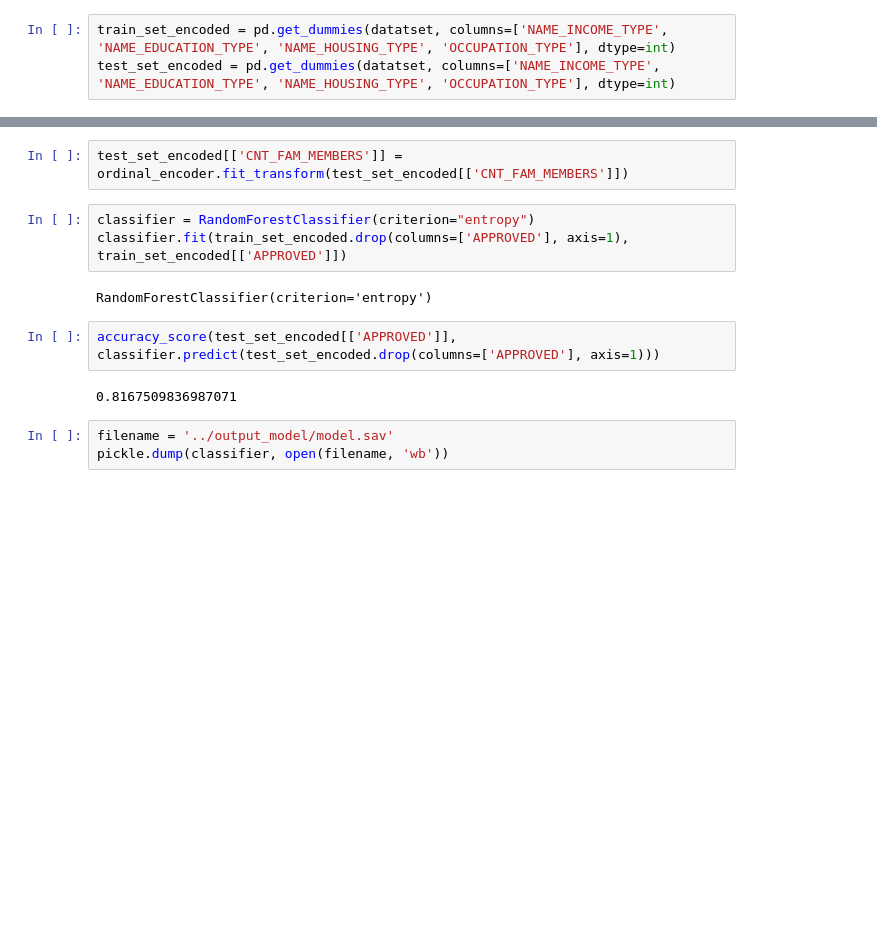
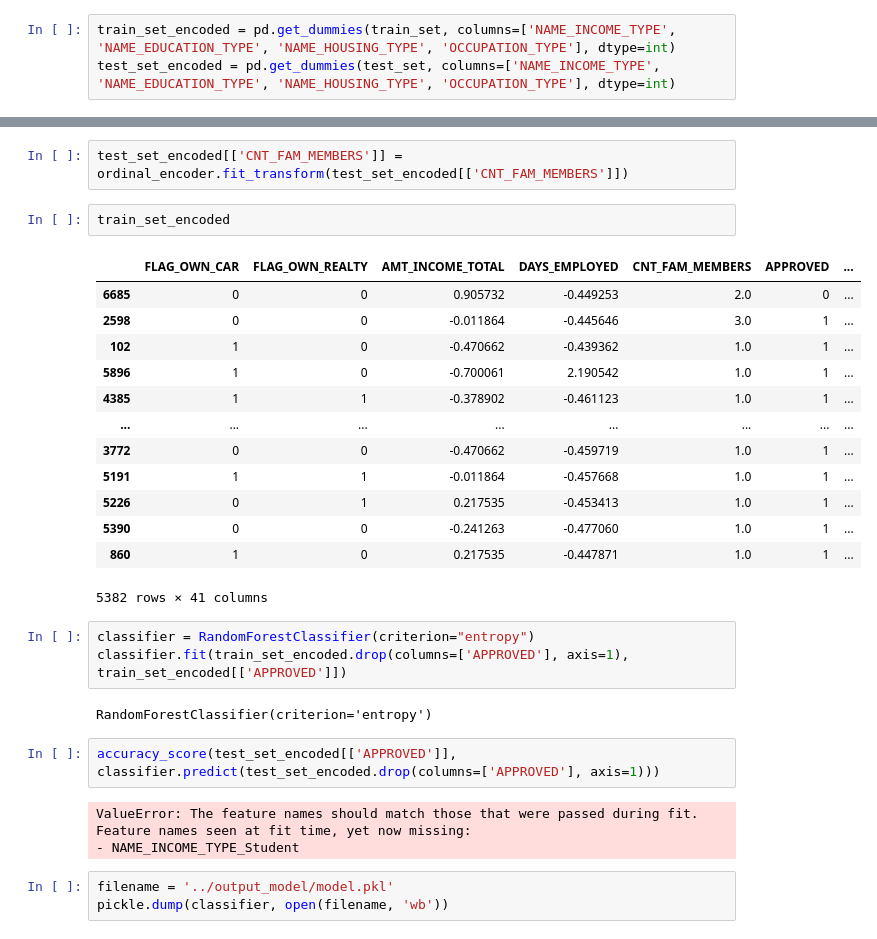
Before and after one commit to DSP-Team-THANGLONGS/dsp-credit-approval, a Jupyter notebook: notebooks/modeling.ipynb, the cells around one changed output, grey strips where cells are left out. Cells and saved outputs as stored; diff of their text form; blank space fills up the shorter version.

```diff
--- a/notebooks/modeling.ipynb
+++ b/notebooks/modeling.ipynb
@@ -25,8 +25,8 @@ scaler = StandardScaler()
 ordinal_encoder = OrdinalEncoder()
 onehot_encoder = OneHotEncoder()
 # %%
-train_set_encoded = pd.get_dummies(datatset, columns=['NAME_INCOME_TYPE', 'NAME_EDUCATION_TYPE', 'NAME_HOUSING_TYPE', 'OCCUPATION_TYPE'], dtype=int)
-test_set_encoded = pd.get_dummies(datatset, columns=['NAME_INCOME_TYPE', 'NAME_EDUCATION_TYPE', 'NAME_HOUSING_TYPE', 'OCCUPATION_TYPE'], dtype=int)
+train_set_encoded = pd.get_dummies(train_set, columns=['NAME_INCOME_TYPE', 'NAME_EDUCATION_TYPE', 'NAME_HOUSING_TYPE', 'OCCUPATION_TYPE'], dtype=int)
+test_set_encoded = pd.get_dummies(test_set, columns=['NAME_INCOME_TYPE', 'NAME_EDUCATION_TYPE', 'NAME_HOUSING_TYPE', 'OCCUPATION_TYPE'], dtype=int)
 # %%
 train_set_encoded['FLAG_OWN_CAR'] = train_set_encoded['FLAG_OWN_CAR'].replace({'Y': 1, 'N': 0})
 train_set_encoded['FLAG_OWN_REALTY'] = train_set_encoded['FLAG_OWN_REALTY'].replace({'Y': 1, 'N': 0})
@@ -41,6 +41,22 @@ test_set_encoded[['AMT_INCOME_TOTAL', 'DAYS_EMPLOYED']] = scaler.fit_transform(t
 train_set_encoded[['CNT_FAM_MEMBERS']] = ordinal_encoder.fit_transform(train_set_encoded[['CNT_FAM_MEMBERS']])
 # %%
 test_set_encoded[['CNT_FAM_MEMBERS']] = ordinal_encoder.fit_transform(test_set_encoded[['CNT_FAM_MEMBERS']])
+# %%
+train_set_encoded
+# %% [output]
+|  | FLAG_OWN_CAR | FLAG_OWN_REALTY | AMT_INCOME_TOTAL | DAYS_EMPLOYED | CNT_FAM_MEMBERS | APPROVED | ... |
+| 6685 | 0 | 0 | 0.905732 | -0.449253 | 2.0 | 0 | ... |
+| 2598 | 0 | 0 | -0.011864 | -0.445646 | 3.0 | 1 | ... |
+| 102 | 1 | 0 | -0.470662 | -0.439362 | 1.0 | 1 | ... |
+| 5896 | 1 | 0 | -0.700061 | 2.190542 | 1.0 | 1 | ... |
+| 4385 | 1 | 1 | -0.378902 | -0.461123 | 1.0 | 1 | ... |
+| ... | ... | ... | ... | ... | ... | ... | ... |
+| 3772 | 0 | 0 | -0.470662 | -0.459719 | 1.0 | 1 | ... |
+| 5191 | 1 | 1 | -0.011864 | -0.457668 | 1.0 | 1 | ... |
+| 5226 | 0 | 1 | 0.217535 | -0.453413 | 1.0 | 1 | ... |
+| 5390 | 0 | 0 | -0.241263 | -0.477060 | 1.0 | 1 | ... |
+| 860 | 1 | 0 | 0.217535 | -0.447871 | 1.0 | 1 | ... |
+5382 rows × 41 columns
 # %%
 classifier = RandomForestClassifier(criterion="entropy")
 classifier.fit(train_set_encoded.drop(columns=['APPROVED'], axis=1), train_set_encoded[['APPROVED']])
@@ -49,7 +65,9 @@ RandomForestClassifier(criterion='entropy')
 # %%
 accuracy_score(test_set_encoded[['APPROVED']], classifier.predict(test_set_encoded.drop(columns=['APPROVED'], axis=1)))
 # %% [output]
-0.8167509836987071
+ValueError: The feature names should match those that were passed during fit.
+Feature names seen at fit time, yet now missing:
+- NAME_INCOME_TYPE_Student
 # %%
-filename = '../output_model/model.sav'
+filename = '../output_model/model.pkl'
 pickle.dump(classifier, open(filename, 'wb'))
```
Also changed, not shown: parts of 1 cell of this notebook, 9 other files.
